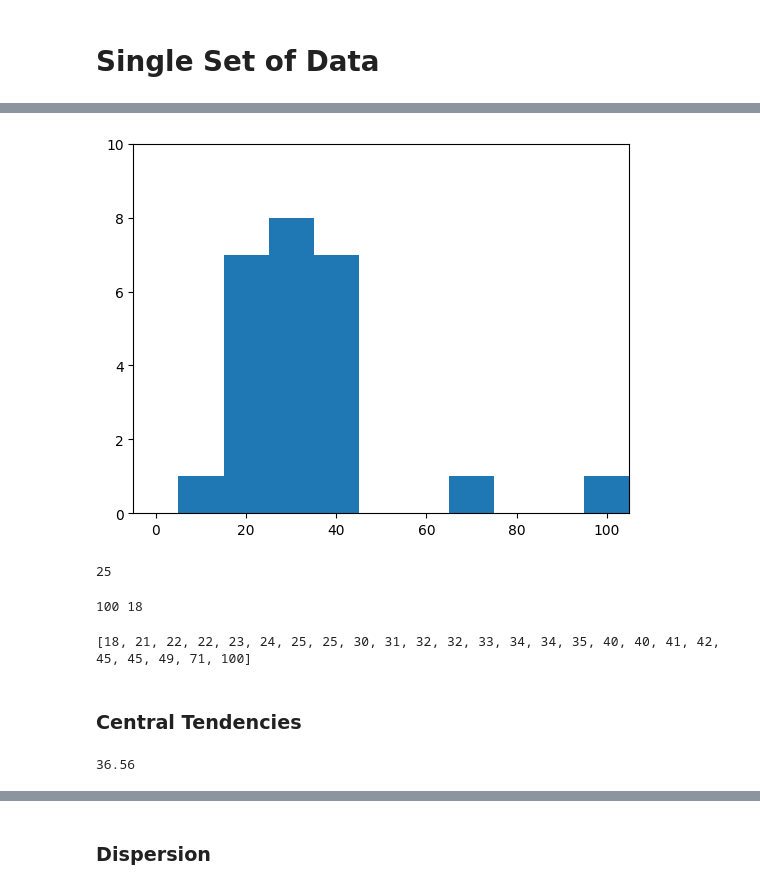
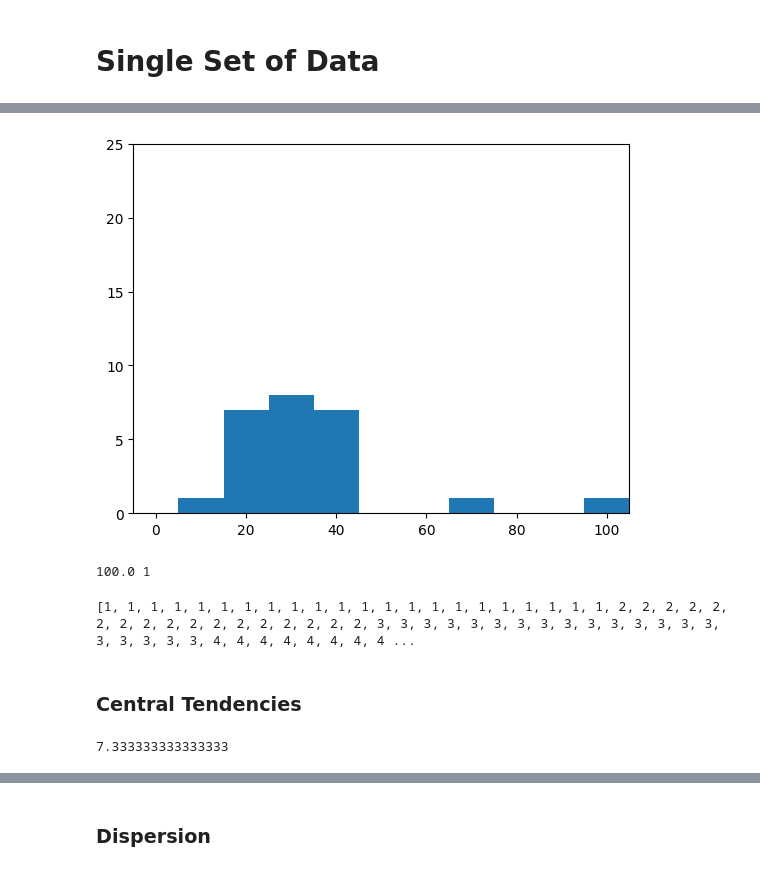
Before and after one commit to icanooooo/ML_DS_learn, a Jupyter notebook: 5_Statistics.ipynb, the cells around one changed output, grey strips where cells are left out. Cells and saved outputs as stored; diff of their text form; code cells hidden in the pictures.

Commit message:
added true data

```diff
--- a/5_Statistics.ipynb
+++ b/5_Statistics.ipynb
@@ -21,42 +22,42 @@ plt.show()
 # %%
 # bisa juga digrouping
+
+# Note: dua data berbeda
 
 decile = lambda x: (x // 10) * 10
 grouped_friends = Counter(decile(x) for x in num_of_friends)
 group_of_tens = [x*10 for x in range (11)]
 ys_new = [grouped_friends[x] for x in group_of_tens]
 
 plt.bar(group_of_tens, ys_new, 10)
-plt.axis([-5, 105, 0, 10])
+plt.axis([-5, 105, 0, 25 ])
 
 plt.show()
 # %% [output]
-[figure, old version]
+[figure, new version]
 # %%
-num_points = len(num_of_friends) #25 data points
+num_points = len(num_friends) #25 data points
-# %% [output]
-25
 # %%
-largest_values = max(num_of_friends)
-smallest_values = min(num_of_friends)
+largest_values = max(num_friends)
+smallest_values = min(num_friends)
 
 print(largest_values, smallest_values)
 # %% [output]
-100 18
+100.0 1
 # %%
-sorted_friends = sorted(num_of_friends)
+sorted_friends = sorted(num_friends)
 
 print(sorted_friends)
 # %% [output]
-[18, 21, 22, 22, 23, 24, 25, 25, 30, 31, 32, 32, 33, 34, 34, 35, 40, 40, 41, 42, 45, 45, 49, 71, 100]
+[1, 1, 1, 1, 1, 1, 1, 1, 1, 1, 1, 1, 1, 1, 1, 1, 1, 1, 1, 1, 1, 1, 2, 2, 2, 2, 2, 2, 2, 2, 2, 2, 2, 2, 2, 2, 2, 2, 2, 3, 3, 3, 3, 3, 3, 3, 3, 3, 3, 3, 3, 3, 3, 3, 3, 3, 3, 3, 3, 4, 4, 4, 4, 4, 4, 4, 4 ...
 # %% [markdown]
 ### Central Tendencies
 # %%
 def mean(x):
     return sum(x)/len(x)
 
-mean(num_of_friends)
+mean(num_friends)
 # %% [output]
-36.56
+7.333333333333333
 # %%
 def median(x):
```
Also changed, not shown: parts of 12 cells of this notebook.
